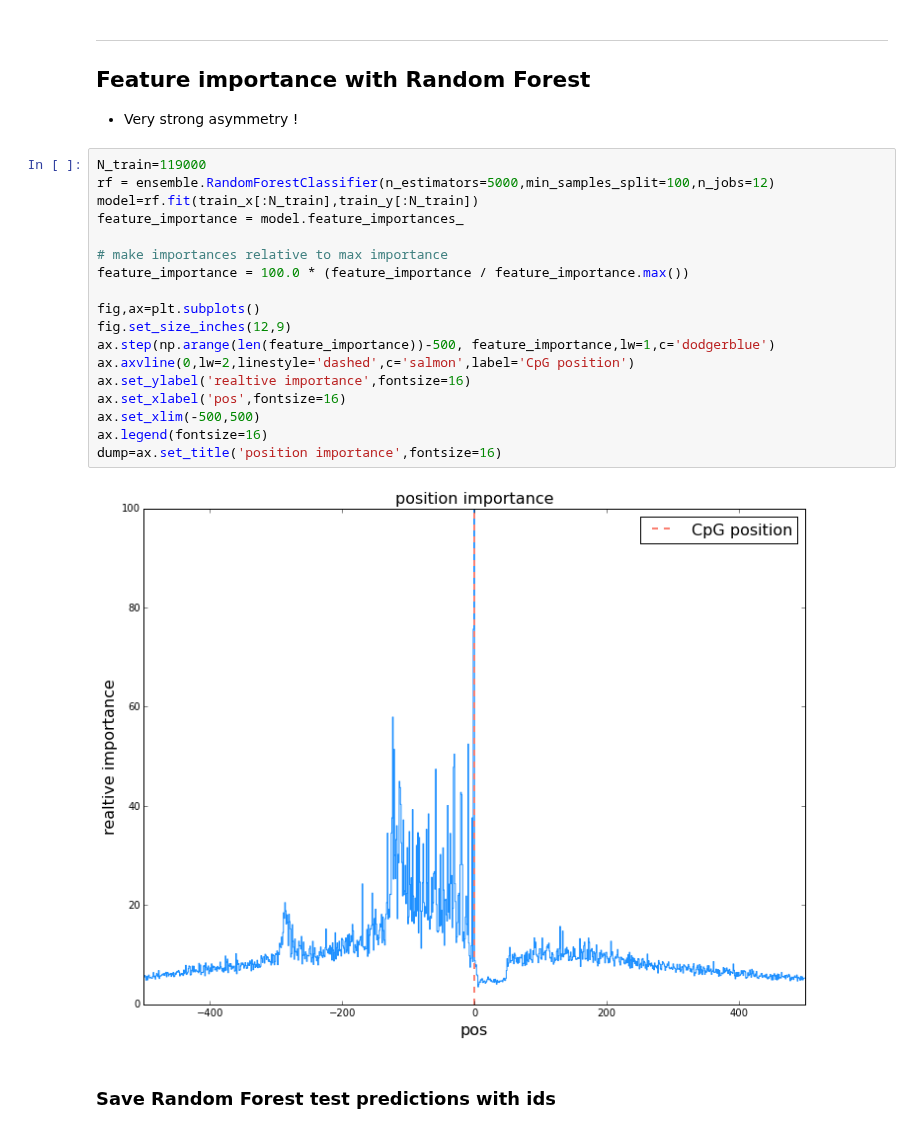
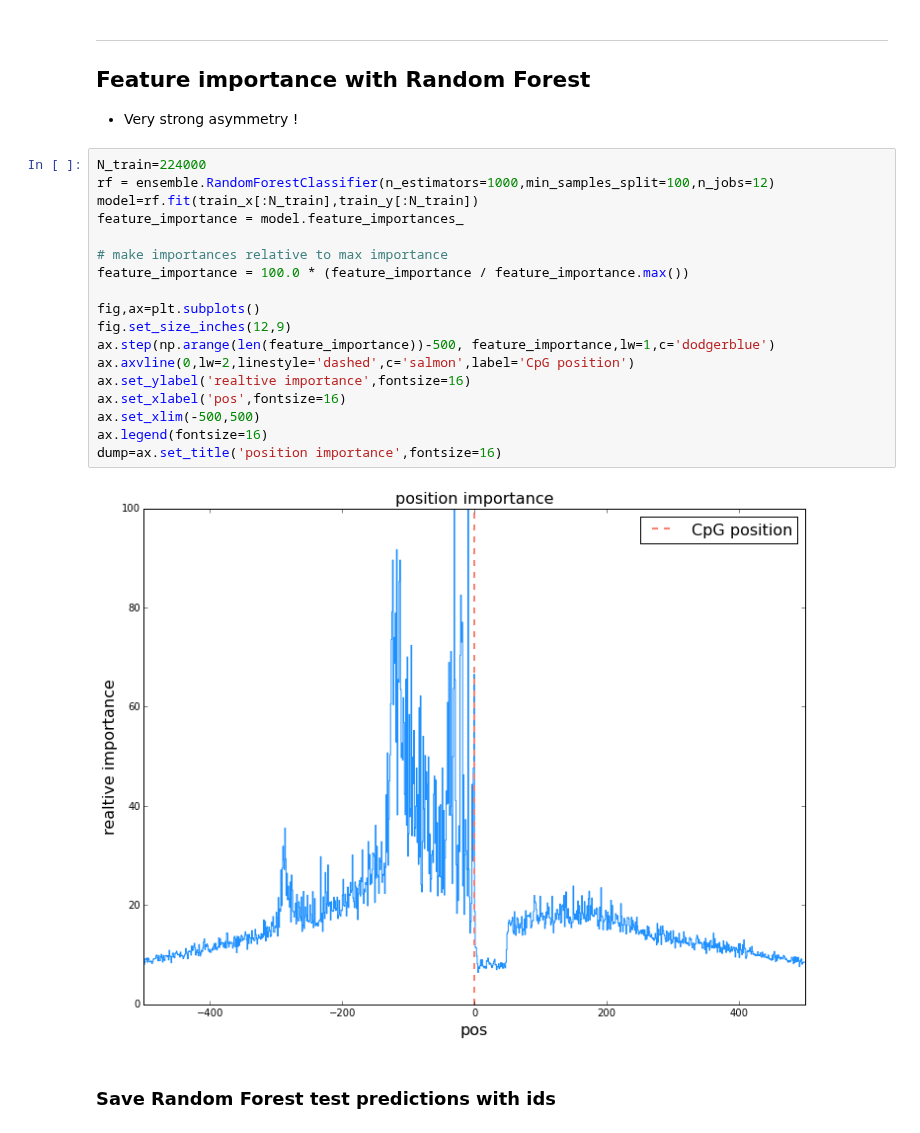
Before and after one commit to riblidezso/methylation_code, a Jupyter notebook: modelling/naive_sklearn_alt_data.ipynb, the cells around one changed output. Cells and saved outputs as stored; diff of their text form.

Commit message:
even larger training set

```diff
--- a/modelling/naive_sklearn_alt_data.ipynb
+++ b/modelling/naive_sklearn_alt_data.ipynb
@@ -225,25 +227,25 @@ It took: 32652.5334311
 
 - Very strong asymmetry !
 # %%
-N_train=119000
-rf = ensemble.RandomForestClassifier(n_estimators=5000,min_samples_split=100,n_jobs=12)
+N_train=224000
+rf = ensemble.RandomForestClassifier(n_estimators=1000,min_samples_split=100,n_jobs=12)
 model=rf.fit(train_x[:N_train],train_y[:N_train])
 feature_importance = model.feature_importances_
 
 # make importances relative to max importance
 feature_importance = 100.0 * (feature_importance / feature_importance.max())
 
 fig,ax=plt.subplots()
 fig.set_size_inches(12,9)
 ax.step(np.arange(len(feature_importance))-500, feature_importance,lw=1,c='dodgerblue')
 ax.axvline(0,lw=2,linestyle='dashed',c='salmon',label='CpG position')
 ax.set_ylabel('realtive importance',fontsize=16)
 ax.set_xlabel('pos',fontsize=16)
 ax.set_xlim(-500,500)
 ax.legend(fontsize=16)
 dump=ax.set_title('position importance',fontsize=16)
 # %% [output]
-[figure, old version]
+[figure, new version]
 # %% [markdown]
 ### Save Random Forest test predictions with ids
 # %%
```
Also changed, not shown: parts of 4 cells of this notebook.
